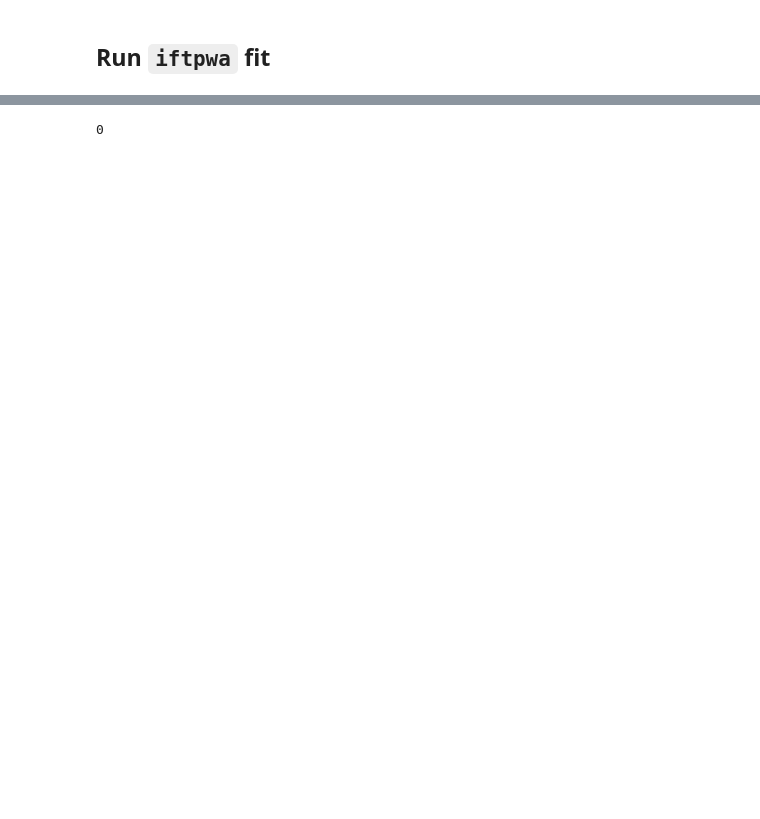
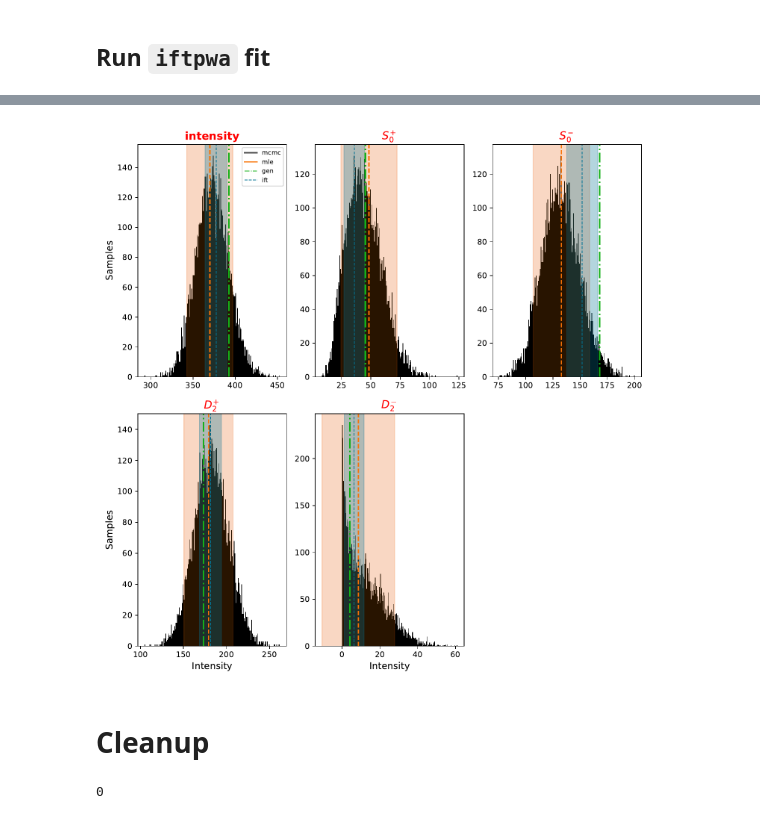
Before and after one commit to lan13005/PyAmpTools, a Jupyter notebook: demos/analysis_chain.ipynb, the cells around one changed output, grey strips where cells are left out. Saved outputs shown, nothing was run; the diff lists cells and outputs as text; code cells hidden in the pictures; blank space fills up the shorter version.

```diff
--- a/demos/analysis_chain.ipynb
+++ b/demos/analysis_chain.ipynb
@@ -127,3 +207,9 @@ del resultManager
+# %%
+show_pdf("RESULTS/PLOTS/intensity/bin1_intensities.pdf")
+# %% [output]
+[figure, added]
+# %% [markdown]
+# Cleanup
 # %%
 os.system(f'rm -rf main.yaml local_beam.conf *.lock')
 os.system(f'rm -r RESULTS')
```
Also changed, not shown: parts of 24 cells of this notebook, 3 other files.
